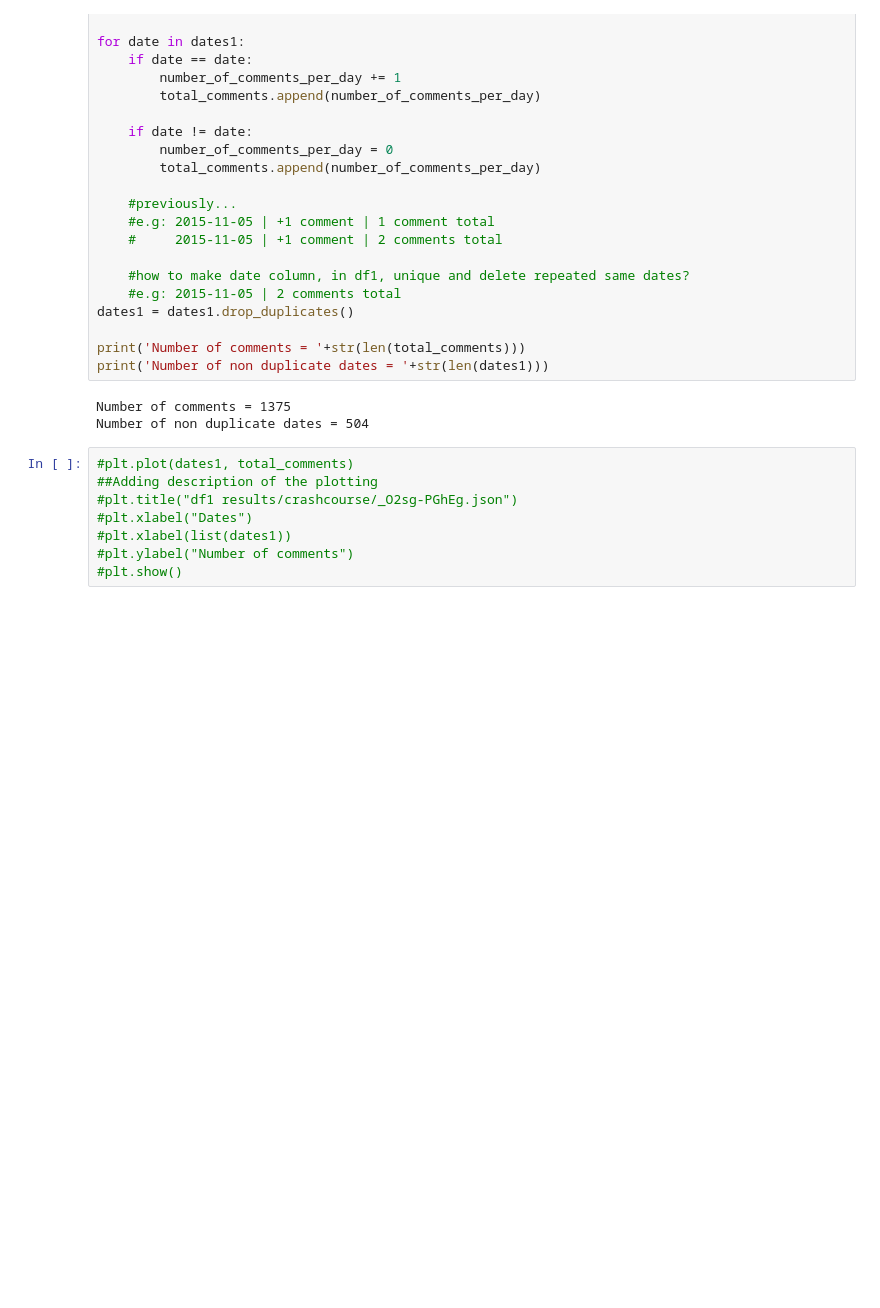
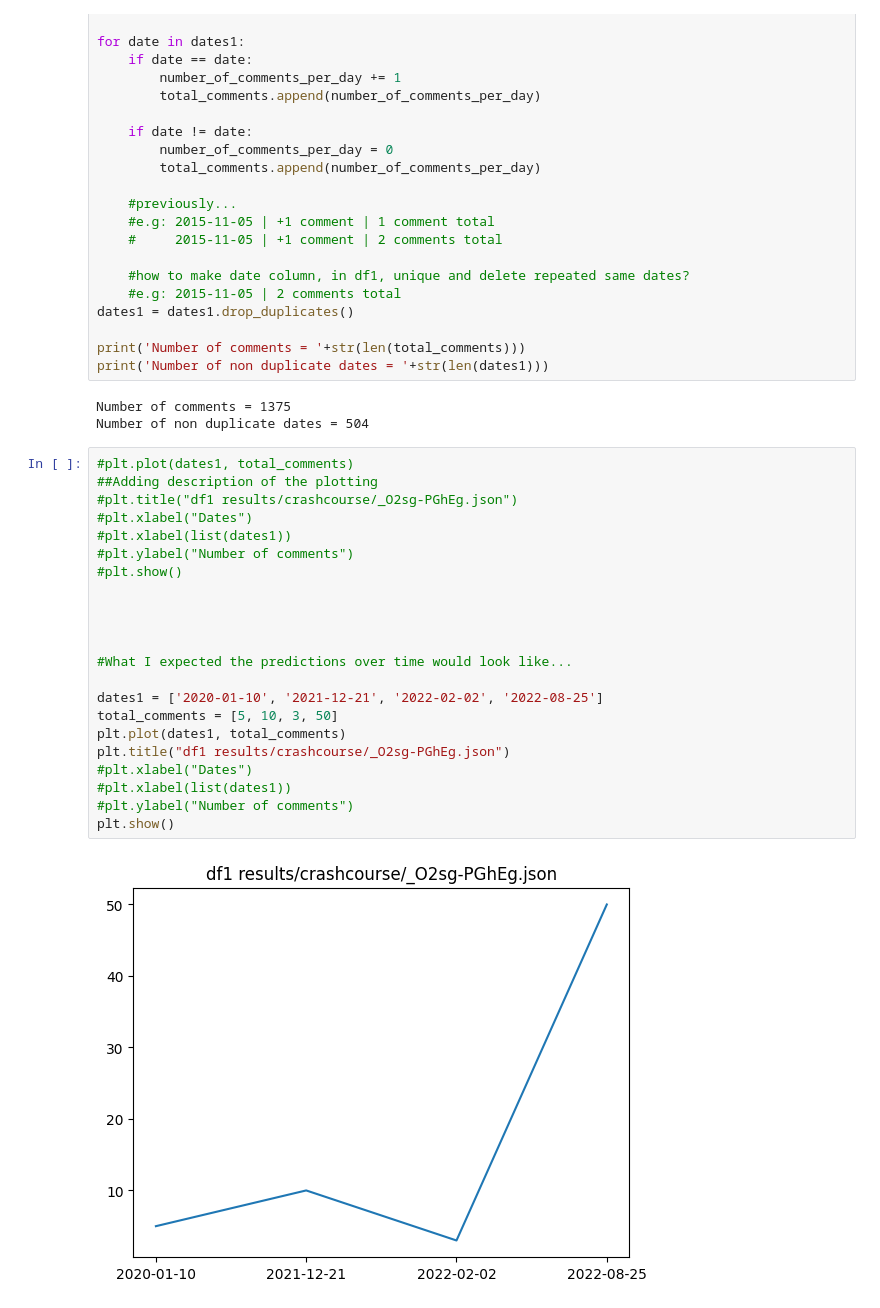
Before and after one commit to awaubreyw/aubrey_dissertation, a Jupyter notebook: src/get_sentiment_vader.ipynb, the cells around one changed output. Cells and saved outputs as stored; diff of their text form; blank space fills up the shorter version.

Commit message:
fixing predictions over time

```diff
--- a/src/get_sentiment_vader.ipynb
+++ b/src/get_sentiment_vader.ipynb
@@ -543,8 +543,24 @@ Number of non duplicate dates = 504
 # %%
 #plt.plot(dates1, total_comments)
 ##Adding description of the plotting
 #plt.title("df1 results/crashcourse/_O2sg-PGhEg.json")
 #plt.xlabel("Dates")
 #plt.xlabel(list(dates1))
 #plt.ylabel("Number of comments")
 #plt.show()
+
+
+
+
+#What I expected the predictions over time would look like...
+
+dates1 = ['2020-01-10', '2021-12-21', '2022-02-02', '2022-08-25']
+total_comments = [5, 10, 3, 50]
+plt.plot(dates1, total_comments)
+plt.title("df1 results/crashcourse/_O2sg-PGhEg.json")
+#plt.xlabel("Dates")
+#plt.xlabel(list(dates1))
+#plt.ylabel("Number of comments")
+plt.show()
+# %% [output]
+[figure, added]
```
